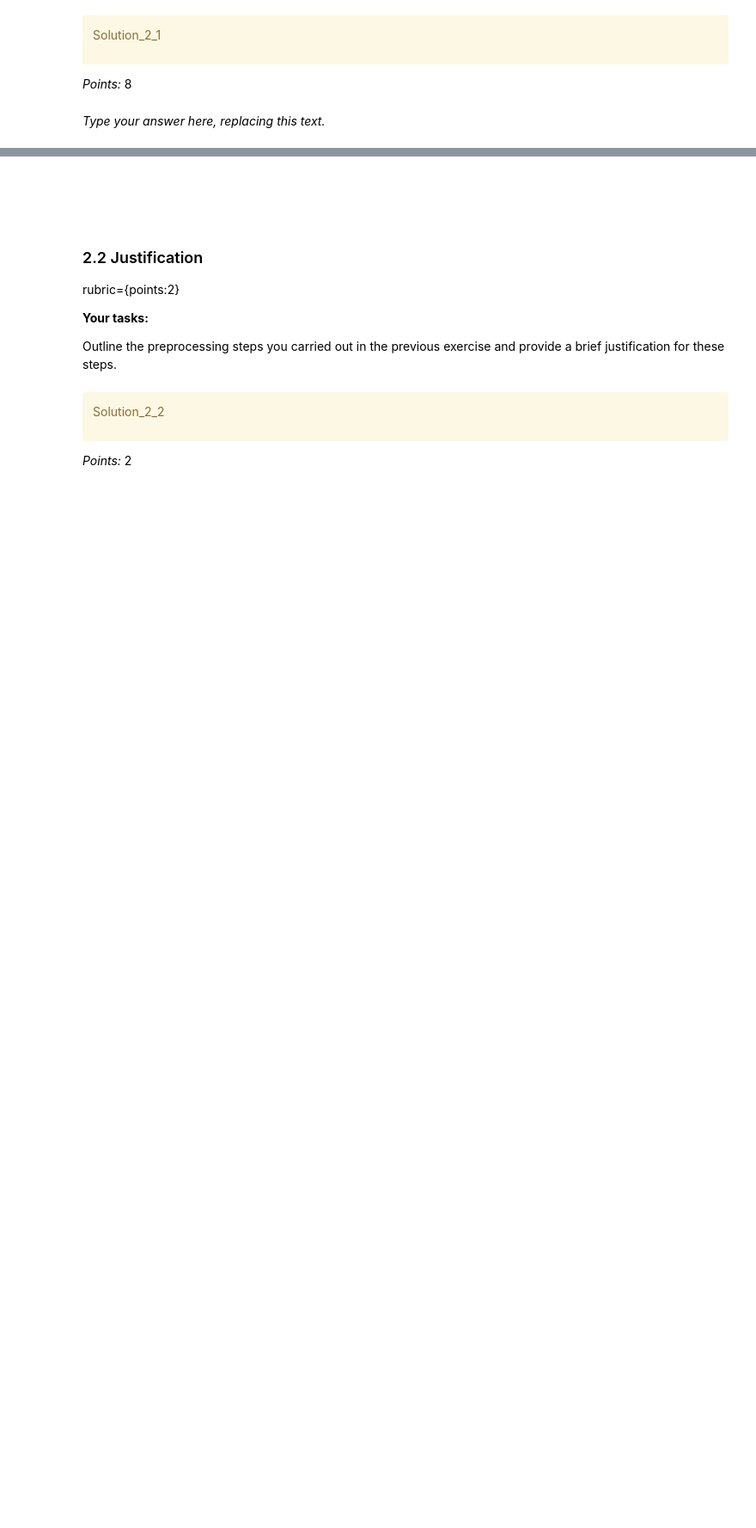
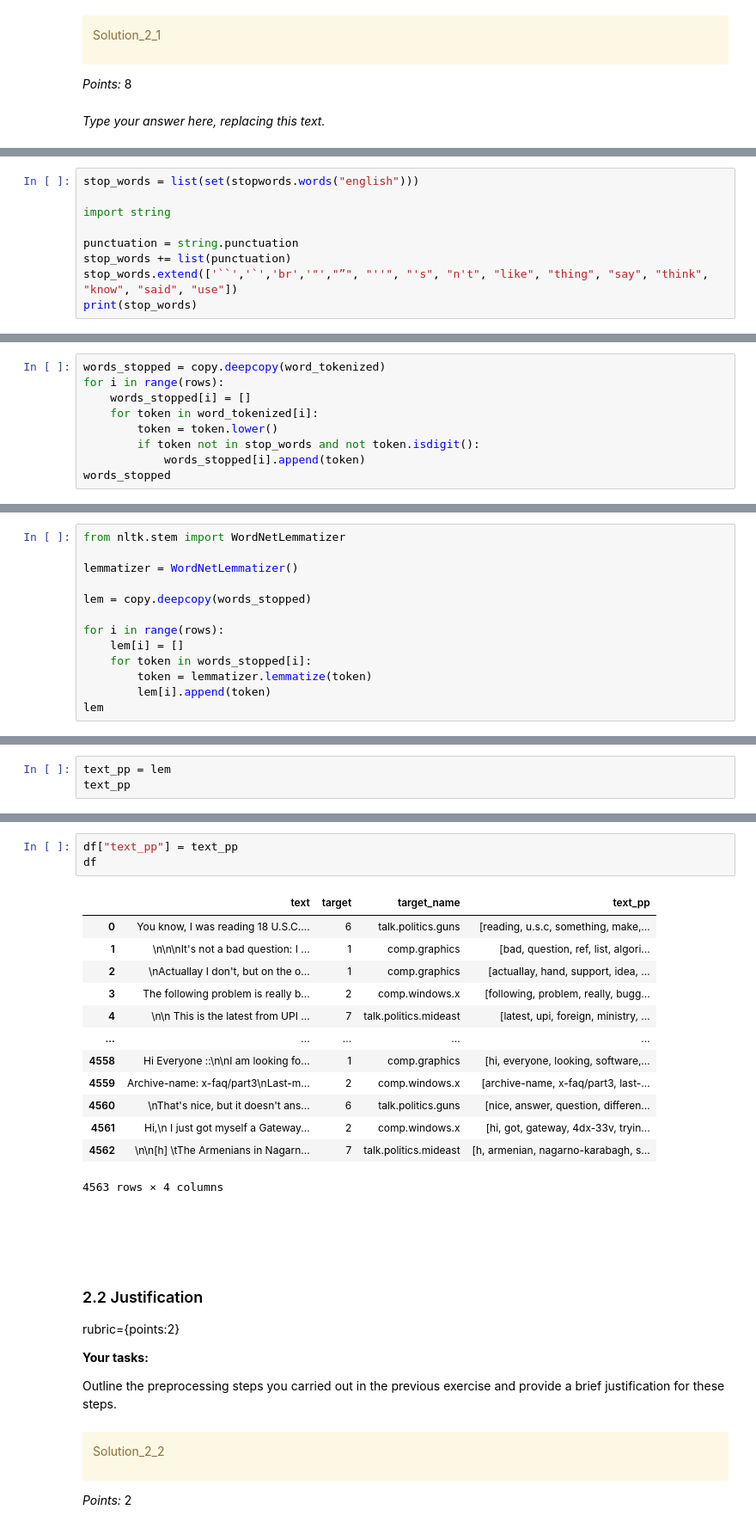
Before and after one commit to UBC-CS/cpsc330-2023s, a Jupyter notebook: hw/hw7/hw7.ipynb, the cells around one changed output, grey strips where cells are left out. Shown: that part at 86% size. Drawn from its saved outputs; the diff is of its cells as text; blank space fills up the shorter version.

```diff
--- a/hw/hw7/hw7.ipynb
+++ b/hw/hw7/hw7.ipynb
@@ -421,0 +581,9 @@ _Type your answer here, replacing this text._
+# %%
+stop_words = list(set(stopwords.words("english")))
+
+import string
+
+punctuation = string.punctuation
+stop_words += list(punctuation)
+stop_words.extend(['``','`','br','"',"”", "''", "'s", "n't", "like", "thing", "say", "think", "know", "said", "use"])
+print(stop_words)
@@ -421,0 +592,9 @@ _Type your answer here, replacing this text._
+# %%
+words_stopped = copy.deepcopy(word_tokenized)
+for i in range(rows):
+    words_stopped[i] = []
+    for token in word_tokenized[i]:
+        token = token.lower()
+        if token not in stop_words and not token.isdigit():
+            words_stopped[i].append(token)
+words_stopped
@@ -421,0 +625,13 @@ _Type your answer here, replacing this text._
+# %%
+from nltk.stem import WordNetLemmatizer
+
+lemmatizer = WordNetLemmatizer()
+
+lem = copy.deepcopy(words_stopped)
+
+for i in range(rows):
+    lem[i] = []
+    for token in words_stopped[i]:
+        token = lemmatizer.lemmatize(token)
+        lem[i].append(token)
+lem
@@ -421,0 +651,3 @@ _Type your answer here, replacing this text._
+# %%
+text_pp = lem
+text_pp
@@ -422,3 +667,20 @@ _Type your answer here, replacing this text._
+# %%
+df["text_pp"] = text_pp
+df
+# %% [output]
+|  | text | target | target_name | text_pp |
+| 0 | You know, I was reading 18 U.S.C.... | 6 | talk.politics.guns | [reading, u.s.c, something, make,... |
+| 1 | \n\n\nIt's not a bad question: I ... | 1 | comp.graphics | [bad, question, ref, list, algori... |
+| 2 | \nActuallay I don't, but on the o... | 1 | comp.graphics | [actuallay, hand, support, idea, ... |
+| 3 | The following problem is really b... | 2 | comp.windows.x | [following, problem, really, bugg... |
+| 4 | \n\n This is the latest from UPI ... | 7 | talk.politics.mideast | [latest, upi, foreign, ministry, ... |
+| ... | ... | ... | ... | ... |
+| 4558 | Hi Everyone ::\n\nI am looking fo... | 1 | comp.graphics | [hi, everyone, looking, software,... |
+| 4559 | Archive-name: x-faq/part3\nLast-m... | 2 | comp.windows.x | [archive-name, x-faq/part3, last-... |
+| 4560 | \nThat's nice, but it doesn't ans... | 6 | talk.politics.guns | [nice, answer, question, differen... |
+| 4561 | Hi,\n I just got myself a Gateway... | 2 | comp.windows.x | [hi, got, gateway, 4dx-33v, tryin... |
+| 4562 | \n\n[h] \tThe Armenians in Nagarn... | 7 | talk.politics.mideast | [h, armenian, nagarno-karabagh, s... |
+4563 rows × 4 columns
 # %% [markdown]
 <!-- END QUESTION -->
 
```
Also changed, not shown: parts of 72 cells of this notebook, 3 other files.
